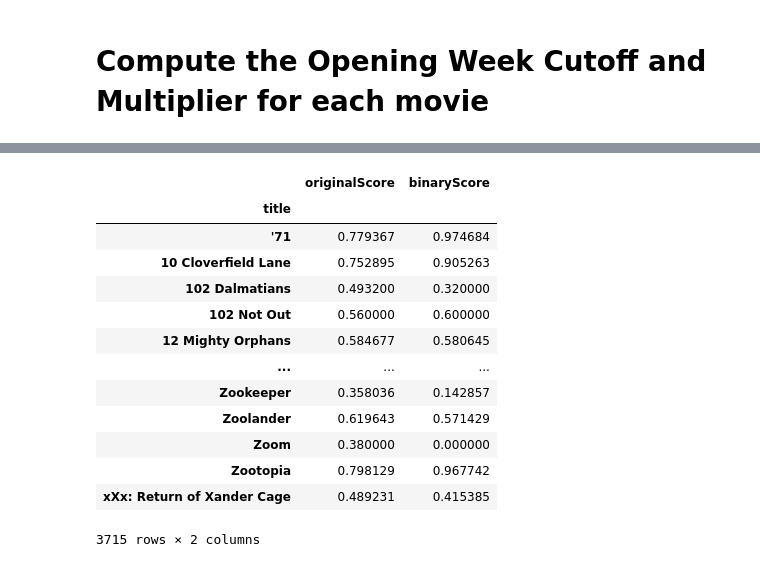
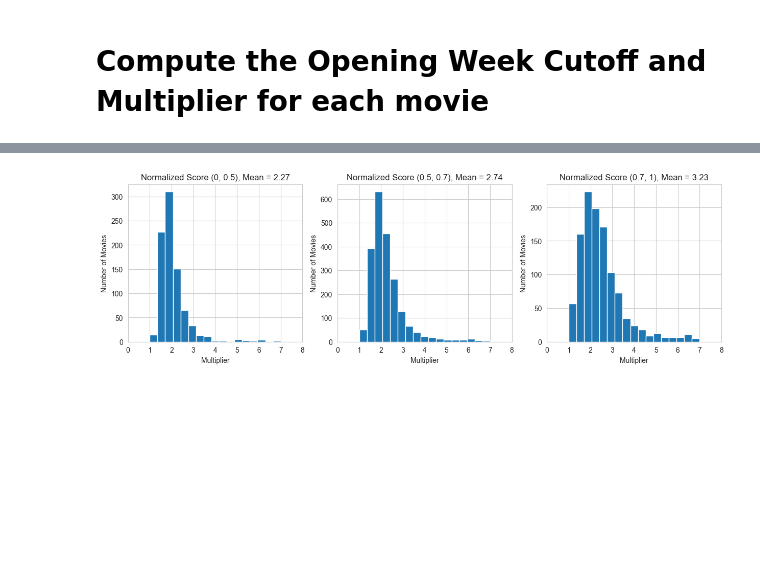
Before and after one commit to wampler77/ReelMetrics, a Jupyter notebook: IntegratingReviewsAndBoxOffice.ipynb, the cells around one changed output, grey strips where cells are left out. Saved outputs shown, nothing was run; the diff lists cells and outputs as text; code cells hidden in the pictures; blank space fills up the shorter version.

```diff
--- a/IntegratingReviewsAndBoxOffice.ipynb
+++ b/IntegratingReviewsAndBoxOffice.ipynb
@@ -102,17 +109,20 @@ np.float64(0.911504424778761)
 # %%
-earlyReviewsWithMultipliers.filter(['title', 'originalScore', 'binaryScore']).groupby(['title']).mean()
+# Note the possible problem handling movies with identical titles
+avgEarlyReviews = earlyReviewsWithMultipliers.filter(['title', 'originalScore', 'binaryScore', 'Multiplier']).groupby(['title']).mean()
+avgEarlyReviewsInfo = avgEarlyReviews.merge(dfm.filter(['genre', 'rating', 'title', 'id']), how='inner', on='title').dropna()
+
+fig, ax = plt.subplots(1, 3, figsize=(15, 4))
+ax[0].set_title('Normalized Score (0, 0.5), Mean = %.2f' %avgEarlyReviews.loc[avgEarlyReviews.originalScore.between(0, 0.5)].Multiplier.mean())
+ax[1].set_title('Normalized Score (0.5, 0.7), Mean = %.2f' %avgEarlyReviews.loc[avgEarlyReviews.originalScore.between(0.5, 0.7)].Multiplier.mean())
+ax[2].set_title('Normalized Score (0.7, 1), Mean = %.2f' %avgEarlyReviews.loc[avgEarlyReviews.originalScore.between(0.7, 1)].Multiplier.mean())
+ax[0].hist(avgEarlyReviews.loc[avgEarlyReviews.originalScore.between(0, 0.5)].Multiplier, bins=np.linspace(1, 7, 18))
+ax[1].hist(avgEarlyReviews.loc[avgEarlyReviews.originalScore.between(0.4, 0.7)].Multiplier, bins=np.linspace(1, 7, 18))
+ax[2].hist(avgEarlyReviews.loc[avgEarlyReviews.originalScore.between(0.7, 1)].Multiplier, bins=np.linspace(1, 7, 18))
+for i in range(3):
+    ax[i].set_xlim([0, 8])
+    ax[i].set_xlabel('Multiplier')
+    ax[i].set_ylabel('Number of Movies')
+# avgEarlyReviews.loc[avgEarlyReviews.originalScore.between(0.2, 0.4)].Multiplier
+# avgEarlyReviews.dropna()
 # %% [output]
-|  | originalScore | binaryScore |
-| title |  |  |
-| '71 | 0.779367 | 0.974684 |
-| 10 Cloverfield Lane | 0.752895 | 0.905263 |
-| 102 Dalmatians | 0.493200 | 0.320000 |
-| 102 Not Out | 0.560000 | 0.600000 |
-| 12 Mighty Orphans | 0.584677 | 0.580645 |
-| ... | ... | ... |
-| Zookeeper | 0.358036 | 0.142857 |
-| Zoolander | 0.619643 | 0.571429 |
-| Zoom | 0.380000 | 0.000000 |
-| Zootopia | 0.798129 | 0.967742 |
-| xXx: Return of Xander Cage | 0.489231 | 0.415385 |
-3715 rows × 2 columns
+[figure, added]
```
Also changed, not shown: parts of 9 cells of this notebook, 3 other files.
